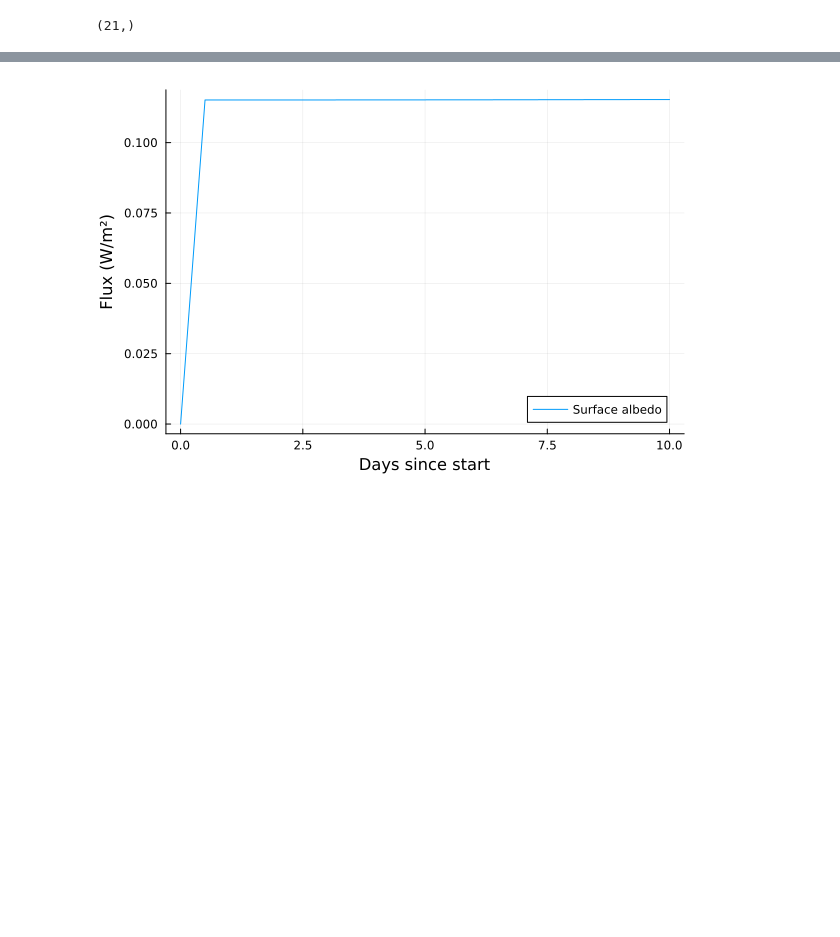
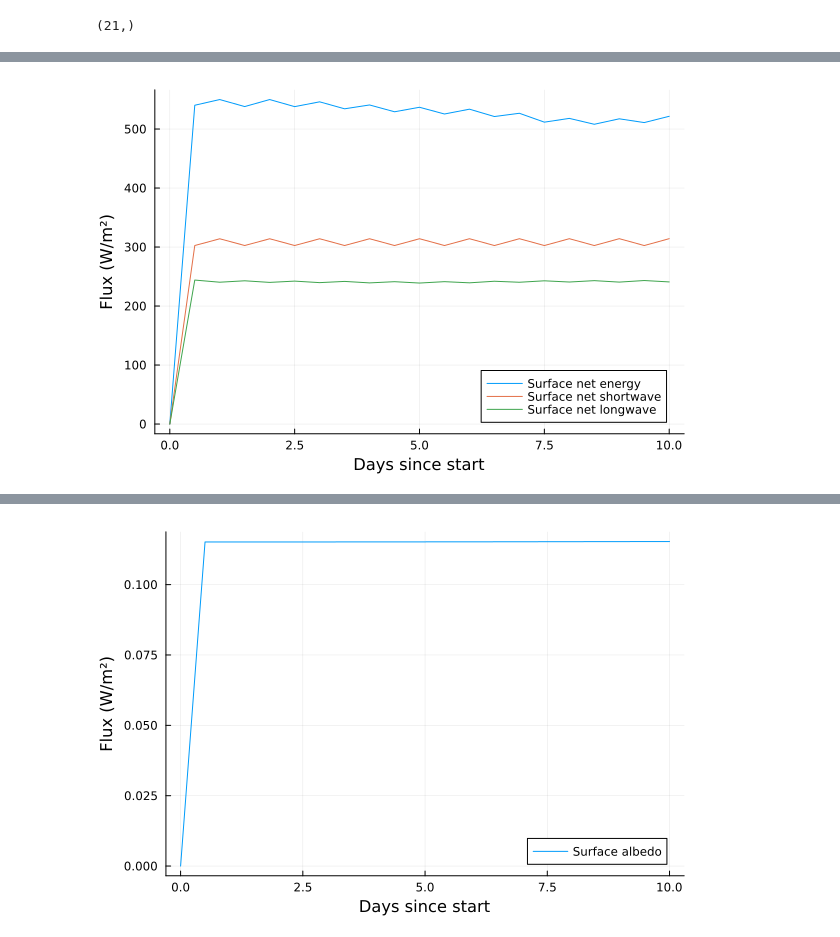
Before and after one commit to leharlow02-glitch/speedyweather_trenberth_diagram, a Jupyter notebook: test.ipynb, the cells around one changed output, grey strips where cells are left out. Drawn from its saved outputs; the diff is of its cells as text; code cells hidden in the pictures; blank space fills up the shorter version.

```diff
--- a/test.ipynb
+++ b/test.ipynb
@@ -89 +91,10 @@ plot!(t_days, sne, label = "Surface net energy")
+# %%
+# Splitting up plot to see fluxes better
+
+# Plot 1 - Net energy
+plot(t_days, sne, xlabel = "Days since start", ylabel = "Flux (W/m²)", label  = "Surface net energy")
+plot!(t_days, sns, label = "Surface net shortwave")
+plot!(t_days, snl, label = "Surface net longwave")
+# %% [output]
+[figure, added]
 # %%
```
Also changed, not shown: parts of 6 cells of this notebook, 2 other files.
